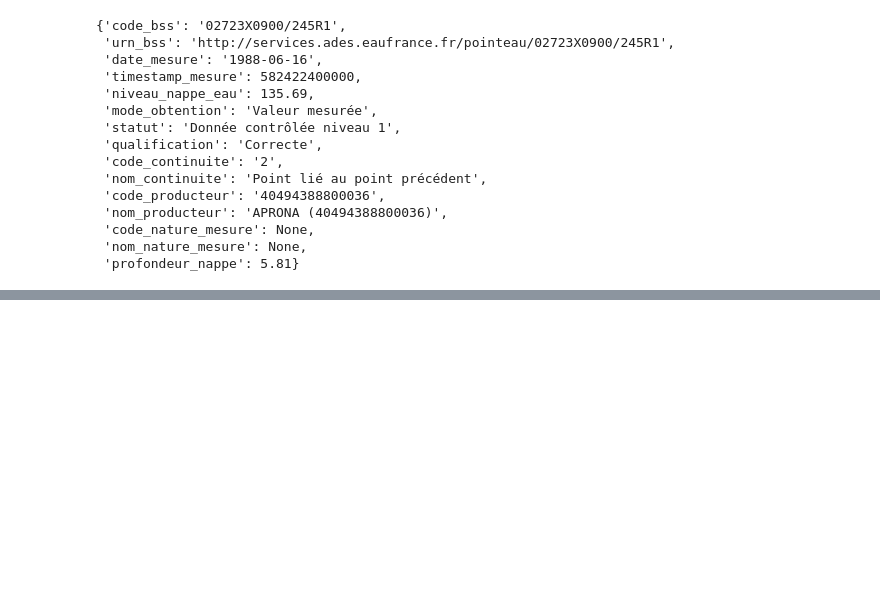
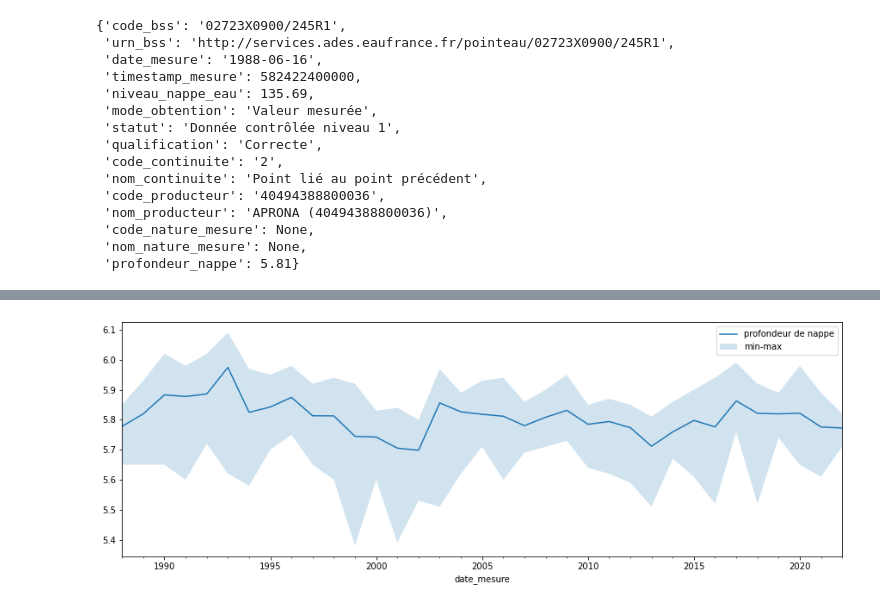
Before and after one commit to untic-dam/EauEnFrance_app, a Jupyter notebook: api_exploration_02.ipynb, the cells around one changed output, grey strips where cells are left out. Saved outputs shown, nothing was run; the diff lists cells and outputs as text; code cells hidden in the pictures; blank space fills up the shorter version.

```diff
--- a/api_exploration_02.ipynb
+++ b/api_exploration_02.ipynb
@@ -235,0 +282,15 @@ df['niveau_nappe_eau'].plot()
+# %%
+resample_size = 'Y'
+
+
+#extrait les stats
+nappe = df_chronique['profondeur_nappe'].resample(resample_size).agg(['mean', 'std', 'min', 'max'])
+
+#plot
+plt.figure(figsize=(15, 5))
+nappe['mean'].plot(label='profondeur de nappe')
+plt.fill_between(nappe.index, nappe['max'], nappe['min'], alpha=0.2, label='min-max')
+plt.legend()
+plt.show()
+# %% [output]
+[figure, added]
```
Also changed, not shown: parts of 14 cells of this notebook, 2 other files.
